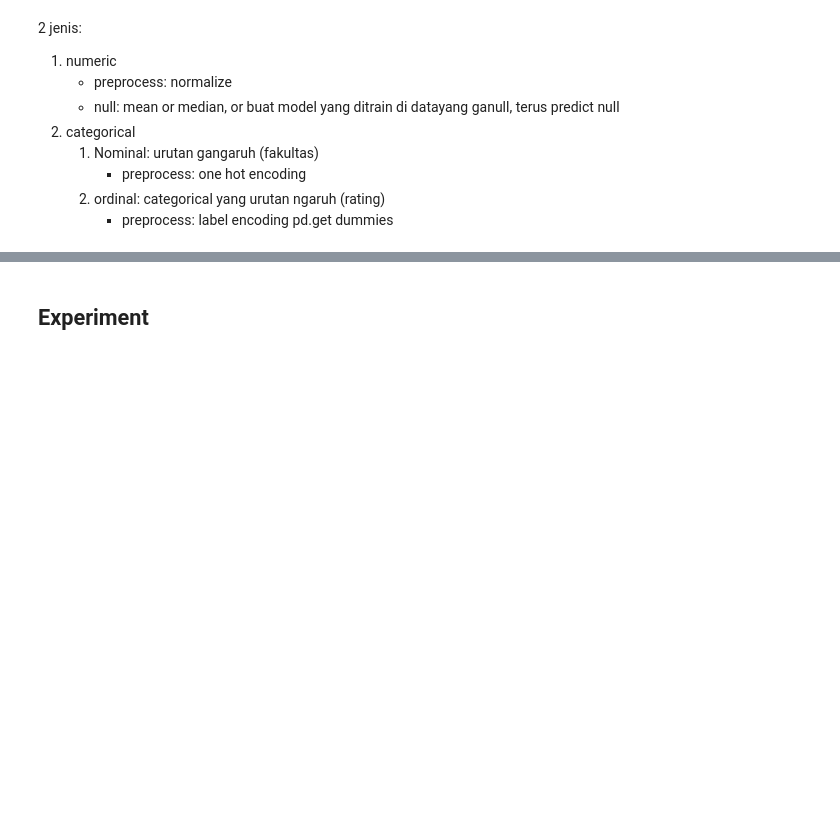
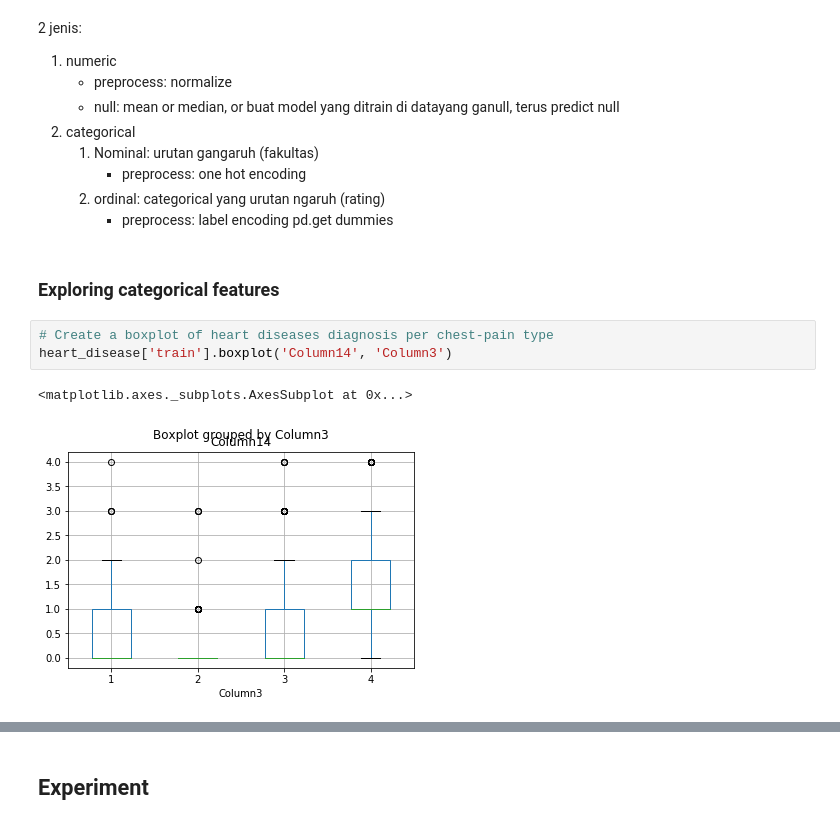
Before and after one commit to abrampers/heartdisease, a Jupyter notebook: notebook/Tubes 2 AI - Heart Disease.ipynb, the cells around one changed output, grey strips where cells are left out. Cells and saved outputs as stored; diff of their text form; blank space fills up the shorter version.

```diff
--- a/notebook/Tubes 2 AI - Heart Disease.ipynb
+++ b/notebook/Tubes 2 AI - Heart Disease.ipynb
@@ -114,3 +114,11 @@ heart_disease['train']['Column1'].value_counts().sort_index().plot.area()
          - preprocess: one hot encoding
     2. ordinal: categorical yang urutan ngaruh (rating)
          - preprocess: label encoding pd.get dummies
+# %% [markdown]
+### Exploring categorical features
+# %%
+# Create a boxplot of heart diseases diagnosis per chest-pain type
+heart_disease['train'].boxplot('Column14', 'Column3')
+# %% [output]
+<matplotlib.axes._subplots.AxesSubplot at 0x...>
+[figure, added]
```
Also changed, not shown: parts of 11 cells of this notebook.
